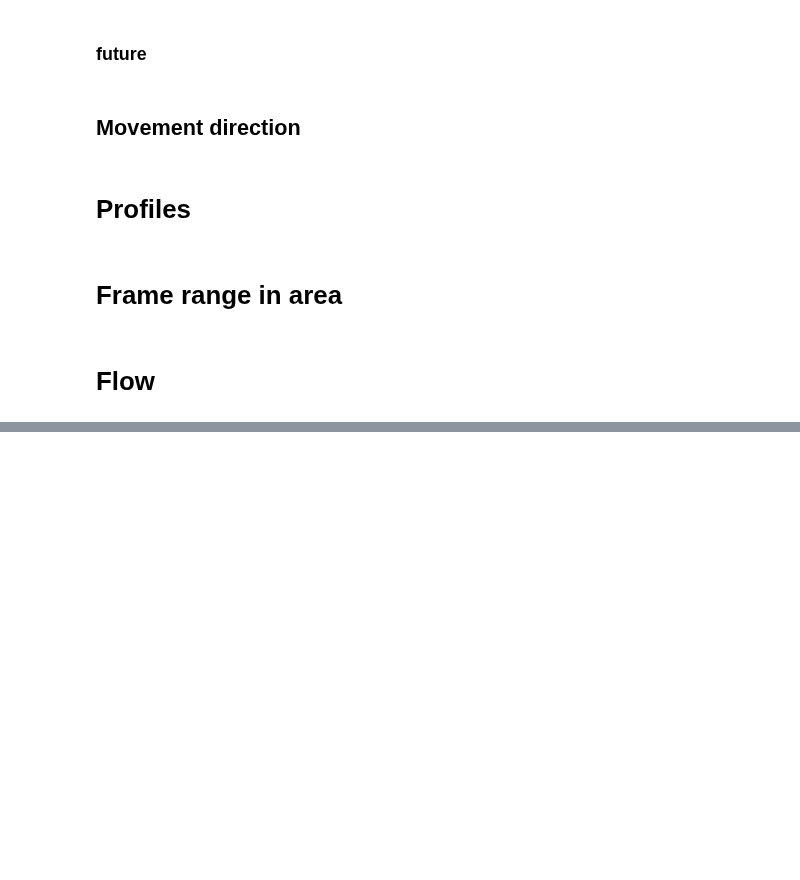
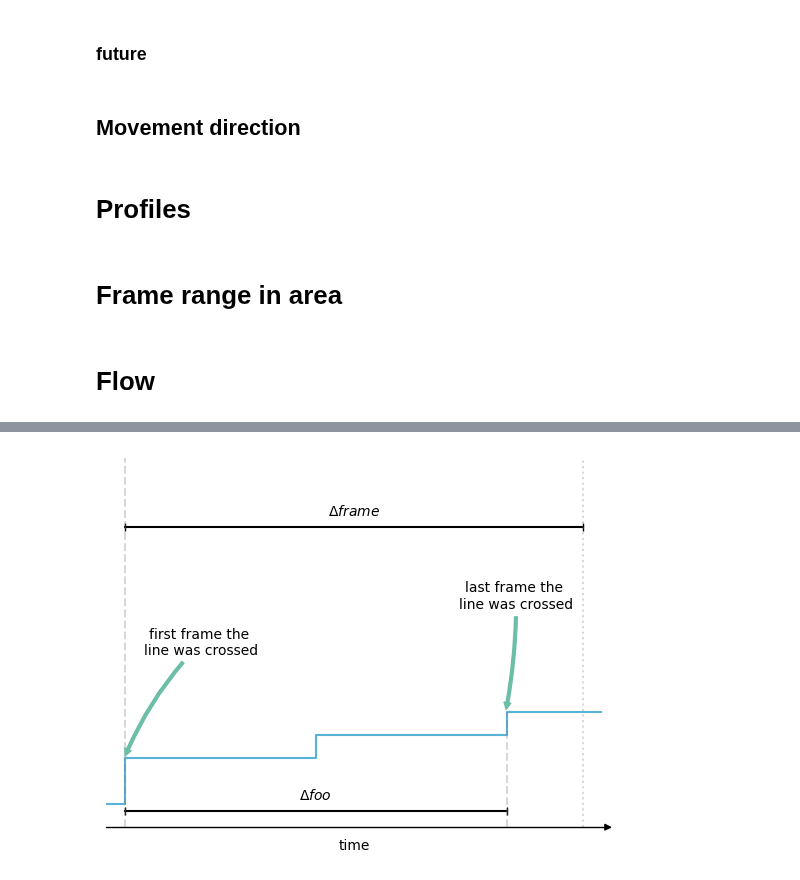
Before and after one commit to PedestrianDynamics/PedPy, a Jupyter notebook: docs/source/readthedocs.ipynb, the cells around one changed output, grey strips where cells are left out. Drawn from its saved outputs; the diff is of its cells as text; code cells hidden in the pictures; blank space fills up the shorter version.

Commit message:
Add flow images

```diff
--- a/docs/source/readthedocs.ipynb
+++ b/docs/source/readthedocs.ipynb
@@ -1052,7 +1195,7 @@ x = [0, 15, 15, 25, 25, 30, 30, 35, 35, 42, 42, 53, 53, 61, 61, 70, 70, 100]
 y = [0, 0, 1, 1, 3, 3, 4, 4, 5, 5, 8, 8, 9, 9, 10, 10, 12, 12]
 
 
-fig = plt.figure(figsize=(10, 3.4))
+fig = plt.figure()
 ax = fig.add_subplot(axes_class=AxesZero)
 
 ax.plot(x, y, color=pedpy_blue)
@@ -1066,43 +1209,75 @@ for direction in ["xzero", "yzero"]:
     ax.axis[direction].set_visible(True)
 
 for direction in ["left", "right", "bottom", "top"]:
     # hides borders
     ax.axis[direction].set_visible(False)
 
+ax.axis["yzero"].set_visible(False)
+
 ax.annotate(
     "first frame the \nline was crossed",
-    xy=(x[1] - 0.025, y[1] - 0.02),
+    xy=(x[4] - 0.025, y[4] - 0.02),
     xycoords="data",
-    xytext=(10, 4),
+    xytext=(x[4] + 2, y[4] + 5),
     textcoords="data",
     size=10,
     va="center",
     ha="center",
     arrowprops=dict(
-        arrowstyle="simple", connectionstyle="arc3,rad=0.2", color=pedpy_green
+        arrowstyle="simple", connectionstyle="arc3,rad=0.1", color=pedpy_green
+    ),
+)
+ax.annotate(
+    "last frame the \nline was crossed",
+    xy=(x[8] - 0.025, y[8] - 0.02),
+    xycoords="data",
+    xytext=(x[8] + 0.25, y[8] + 5),
+    textcoords="data",
+    size=10,
+    va="center",
+    ha="center",
+    arrowprops=dict(
+        arrowstyle="simple", connectionstyle="arc3,rad=-0.05", color=pedpy_green
     ),
 )
 
-steps = 12
-for i in range(x[1], 100, steps):
-    ax.plot([i, i], [0, 25], linestyle="--", c=pedpy_grey, alpha=0.4)
-
-ax.plot([x[1] + 3 * steps, x[1] + 4 * steps], [14, 14], c="k", marker="|")
+ax.plot([x[3], x[3] + steps], [y[3] + 12, y[3] + 12], c="k", marker="|")
 ax.text(
-    x[1] + 3 * steps + 0.5 * steps,
-    14.5,
+    x[3] + 0.5 * steps,
+    y[3] + 12.5,
     r"$\Delta frame$",
     horizontalalignment="center",
 )
 
+ax.plot([x[3], x[8]], [y[3] - 0.3, y[3] - 0.3], c="k", marker="|")
+ax.text(
+    x[3] + 0.5 * (x[8] - x[3]),
+    y[3] + 0.2,
+    r"$\Delta foo$",
+    horizontalalignment="center",
+)
+
+
+ax.plot([x[3], x[3]], [0, 25], linestyle="--", c=pedpy_grey, alpha=0.3)
+ax.plot(
+    [x[3] + steps, x[3] + steps],
+    [0, 25],
+    linestyle=":",
+    c=pedpy_grey,
+    alpha=0.3,
+)
+ax.plot([x[8], x[8]], [0, y[8]], linestyle="--", c=pedpy_grey, alpha=0.3)
+
 ax.set_xlabel("time")
 ax.set_ylabel("cumulative pedestrians")
 
-ax.set_xlim([0, None])
-ax.set_ylim([0, 15])
+ax.set_xlim([x[3] - 0.5, x[3] + steps + 0.5])
+ax.set_ylim([0, 16])
 ax.set_xticks([])
 ax.set_yticks([])
 
-plt.savefig(output_path / "flow.svg", bbox_inches="tight")
+plt.savefig(output_path / "flow_zoom.svg", bbox_inches="tight")
 
 plt.show()
+# %% [output]
+[figure, added]
```
Also changed, not shown: parts of 2 cells of this notebook, 3 other files.
